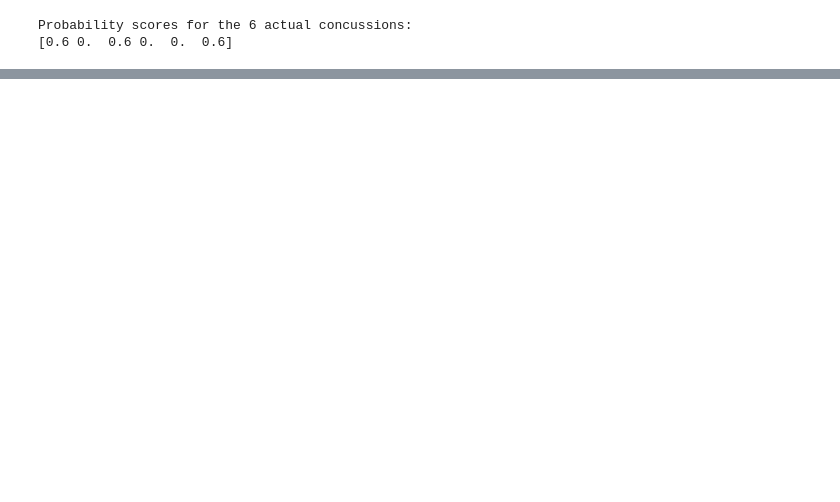
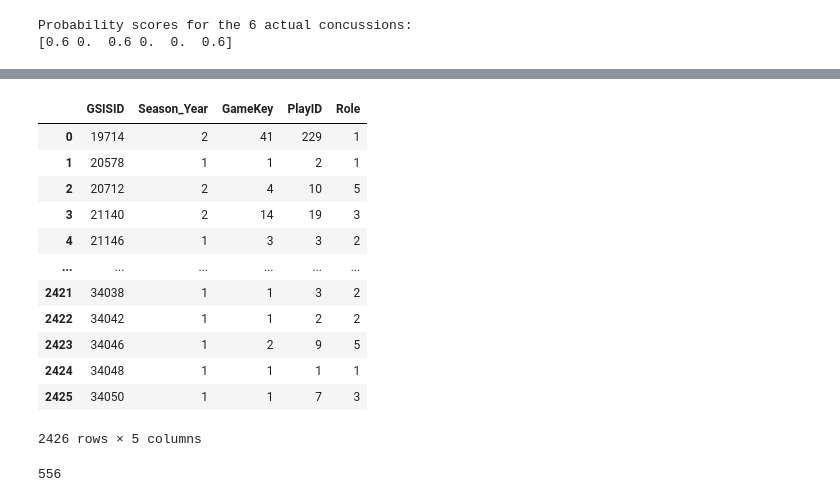
Before and after one commit to shmorhunmsds/summer_milestone_2, a Jupyter notebook: puntv6.ipynb, the cells around one changed output, grey strips where cells are left out. Drawn from its saved outputs; the diff is of its cells as text; code cells hidden in the pictures; blank space fills up the shorter version.

```diff
--- a/puntv6.ipynb
+++ b/puntv6.ipynb
@@ -385,0 +424,20 @@ Threshold | Precision | Recall | False Positives | True Positives
+# %%
+player_play_counts
+# %% [output]
+|  | GSISID | Season_Year | GameKey | PlayID | Role |
+| 0 | 19714 | 2 | 41 | 229 | 1 |
+| 1 | 20578 | 1 | 1 | 2 | 1 |
+| 2 | 20712 | 2 | 4 | 10 | 5 |
+| 3 | 21140 | 2 | 14 | 19 | 3 |
+| 4 | 21146 | 1 | 3 | 3 | 2 |
+| ... | ... | ... | ... | ... | ... |
+| 2421 | 34038 | 1 | 1 | 3 | 2 |
+| 2422 | 34042 | 1 | 1 | 2 | 2 |
+| 2423 | 34046 | 1 | 2 | 9 | 5 |
+| 2424 | 34048 | 1 | 1 | 1 | 1 |
+| 2425 | 34050 | 1 | 1 | 7 | 3 |
+2426 rows × 5 columns
+# %%
+len(player_play_counts.loc[player_play_counts['PlayID'] > 100])
+# %% [output]
+556
```
Also changed, not shown: parts of 32 cells of this notebook.
